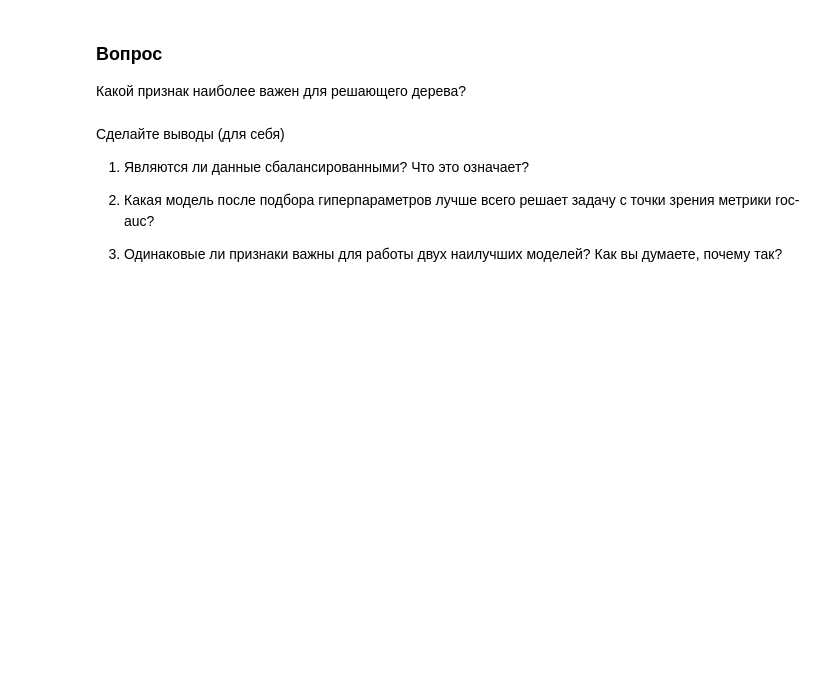
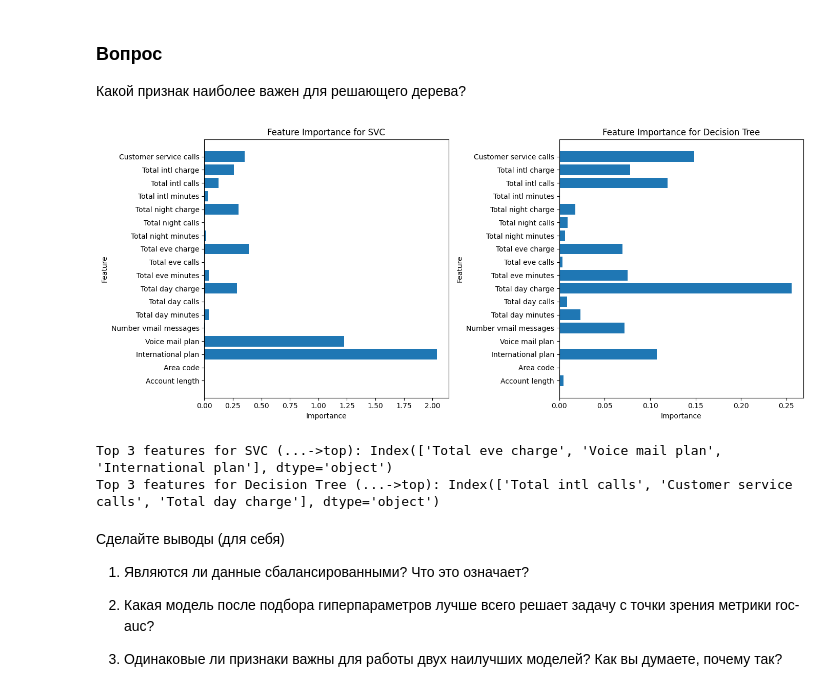
Before and after one commit to psaw/hse-ai24-ml, a Jupyter notebook: Trees_final_task_ipynb.ipynb, the cells around one changed output. Drawn from its saved outputs; the diff is of its cells as text; code cells hidden in the pictures; blank space fills up the shorter version.

```diff
--- a/Trees_final_task_ipynb.ipynb
+++ b/Trees_final_task_ipynb.ipynb
@@ -315,3 +367,42 @@ from matplotlib import pyplot as plt
+# %%
+# Получение важности признаков для SVC
+svc_feature_importance = np.abs(svc2.coef_[0])
+
+# Получение важности признаков для решающего дерева
+tree_feature_importance = tree2.feature_importances_
+
+# Построение гистограмм
+features = X.columns
+
+plt.figure(figsize=(14, 6))
+
+# Гистограмма для SVC
+plt.subplot(1, 2, 1)
+plt.barh(features, svc_feature_importance)
+plt.title('Feature Importance for SVC')
+plt.xlabel('Importance')
+plt.ylabel('Feature')
+
+# Гистограмма для Decision Tree
+plt.subplot(1, 2, 2)
+plt.barh(features, tree_feature_importance)
+plt.title('Feature Importance for Decision Tree')
+plt.xlabel('Importance')
+plt.ylabel('Feature')
+
+plt.tight_layout()
+plt.show()
+
+# Сравнение трех самых важных признаков
+svc_top3_features = features[np.argsort(svc_feature_importance)[-3:]]
+tree_top3_features = features[np.argsort(tree_feature_importance)[-3:]]
+
+print(f"Top 3 features for SVC (...->top): {svc_top3_features}")
+print(f"Top 3 features for Decision Tree (...->top): {tree_top3_features}")
+# %% [output]
+[figure, added]
+Top 3 features for SVC (...->top): Index(['Total eve charge', 'Voice mail plan', 'International plan'], dtype='object')
+Top 3 features for Decision Tree (...->top): Index(['Total intl calls', 'Customer service calls', 'Total day charge'], dtype='object')
 # %% [markdown]
 Сделайте выводы (для себя)
 
```
Also changed, not shown: parts of 17 cells of this notebook.
